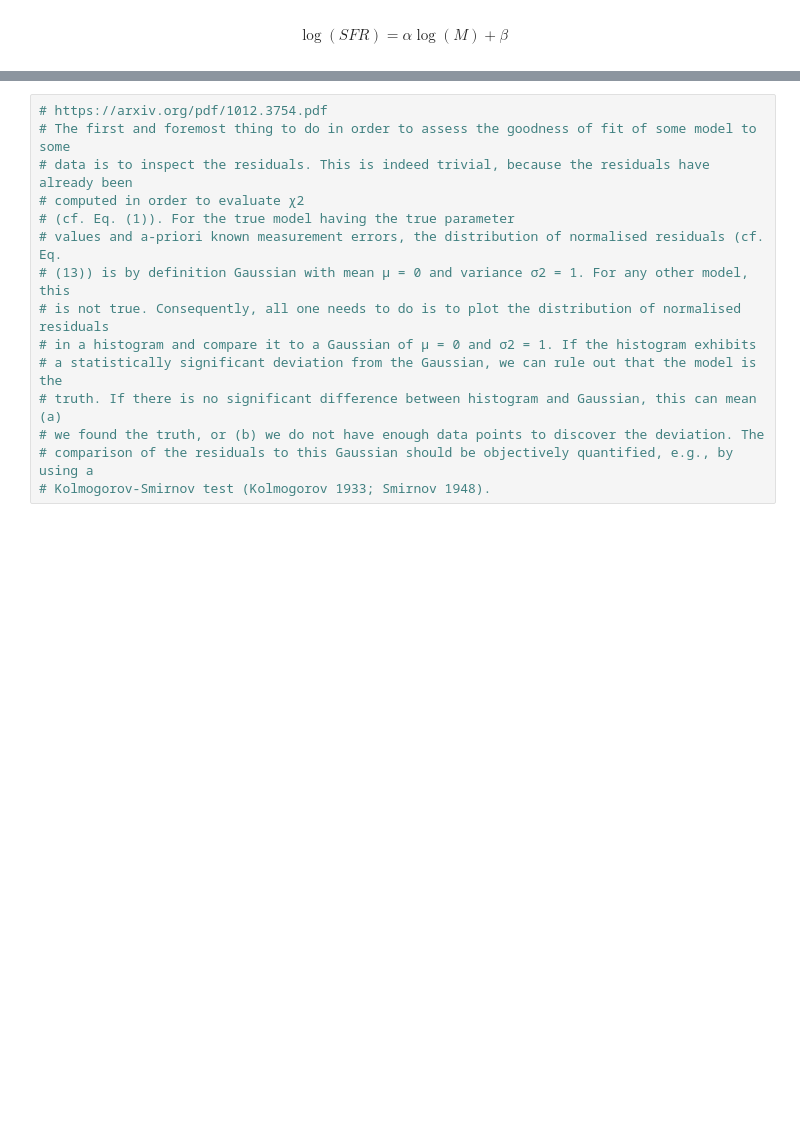
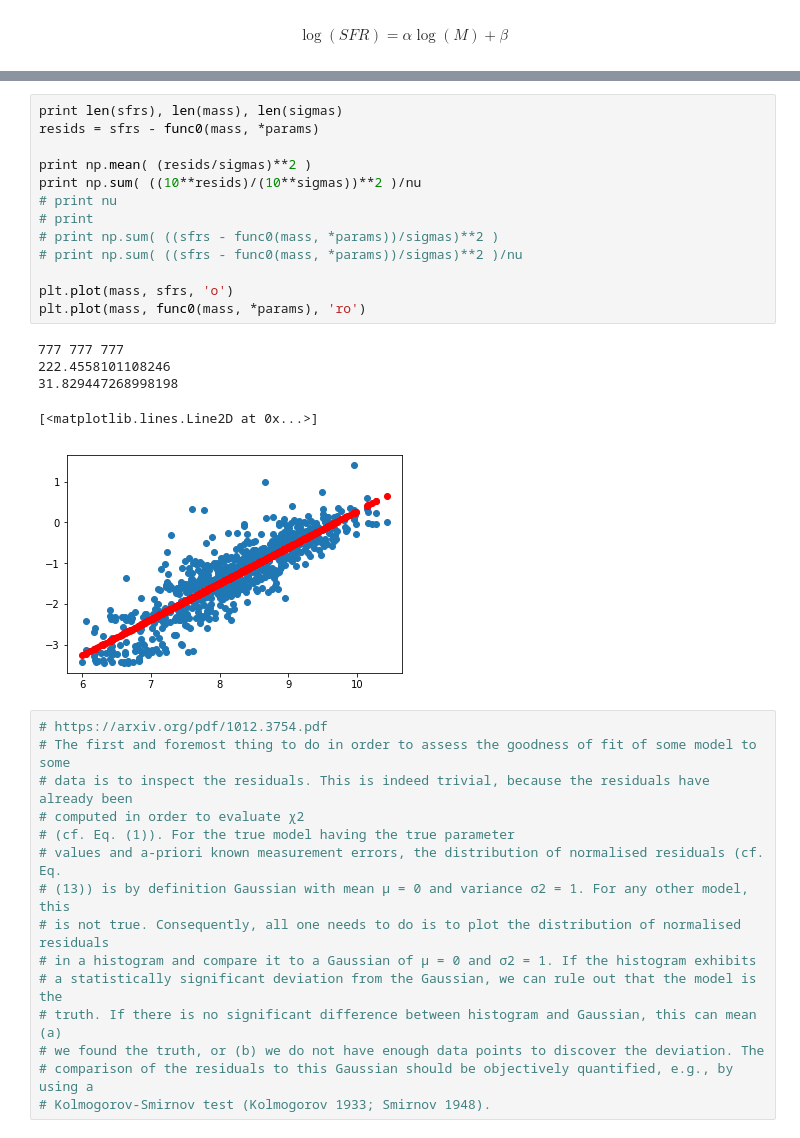
Before and after one commit to kaitshin/LowM_MainSequence, a Jupyter notebook: notebooks/comparing_models.ipynb, the cells around one changed output, grey strips where cells are left out. Cells and saved outputs as stored; diff of their text form; blank space fills up the shorter version.

```diff
--- a/notebooks/comparing_models.ipynb
+++ b/notebooks/comparing_models.ipynb
@@ -210,3 +190,22 @@ tt
+# %%
+print len(sfrs), len(mass), len(sigmas)
+resids = sfrs - func0(mass, *params)
+
+print np.mean( (resids/sigmas)**2 )
+print np.sum( ((10**resids)/(10**sigmas))**2 )/nu
+# print nu
+# print
+# print np.sum( ((sfrs - func0(mass, *params))/sigmas)**2 )
+# print np.sum( ((sfrs - func0(mass, *params))/sigmas)**2 )/nu
+
+plt.plot(mass, sfrs, 'o')
+plt.plot(mass, func0(mass, *params), 'ro')
+# %% [output]
+777 777 777
+222.4558101108246
+31.829447268998198
+[<matplotlib.lines.Line2D at 0x...>]
+[figure, added]
 # %%
 # https://arxiv.org/pdf/1012.3754.pdf
 # The first and foremost thing to do in order to assess the goodness of fit of some model to some
```
Also changed, not shown: parts of 16 cells of this notebook, 2 other files.
